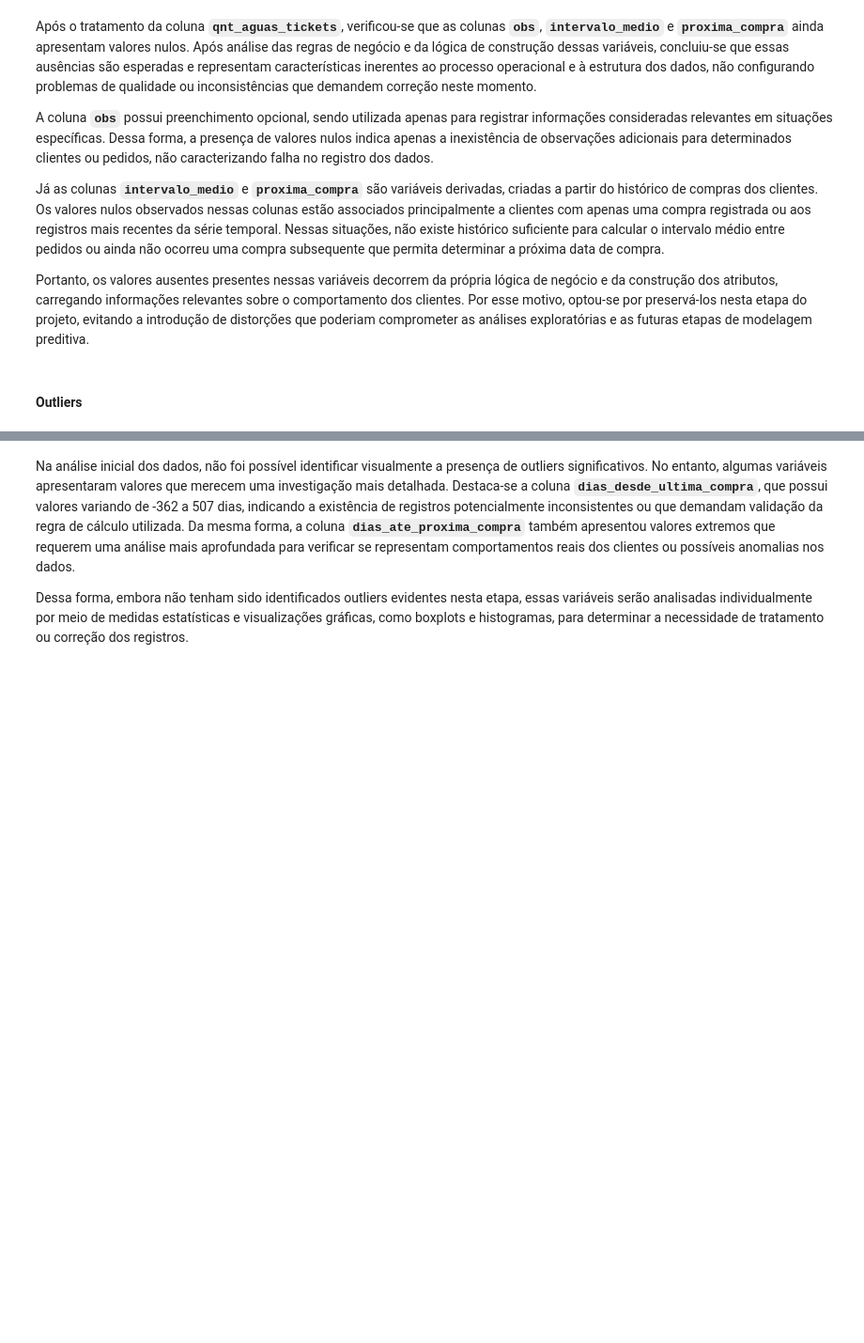
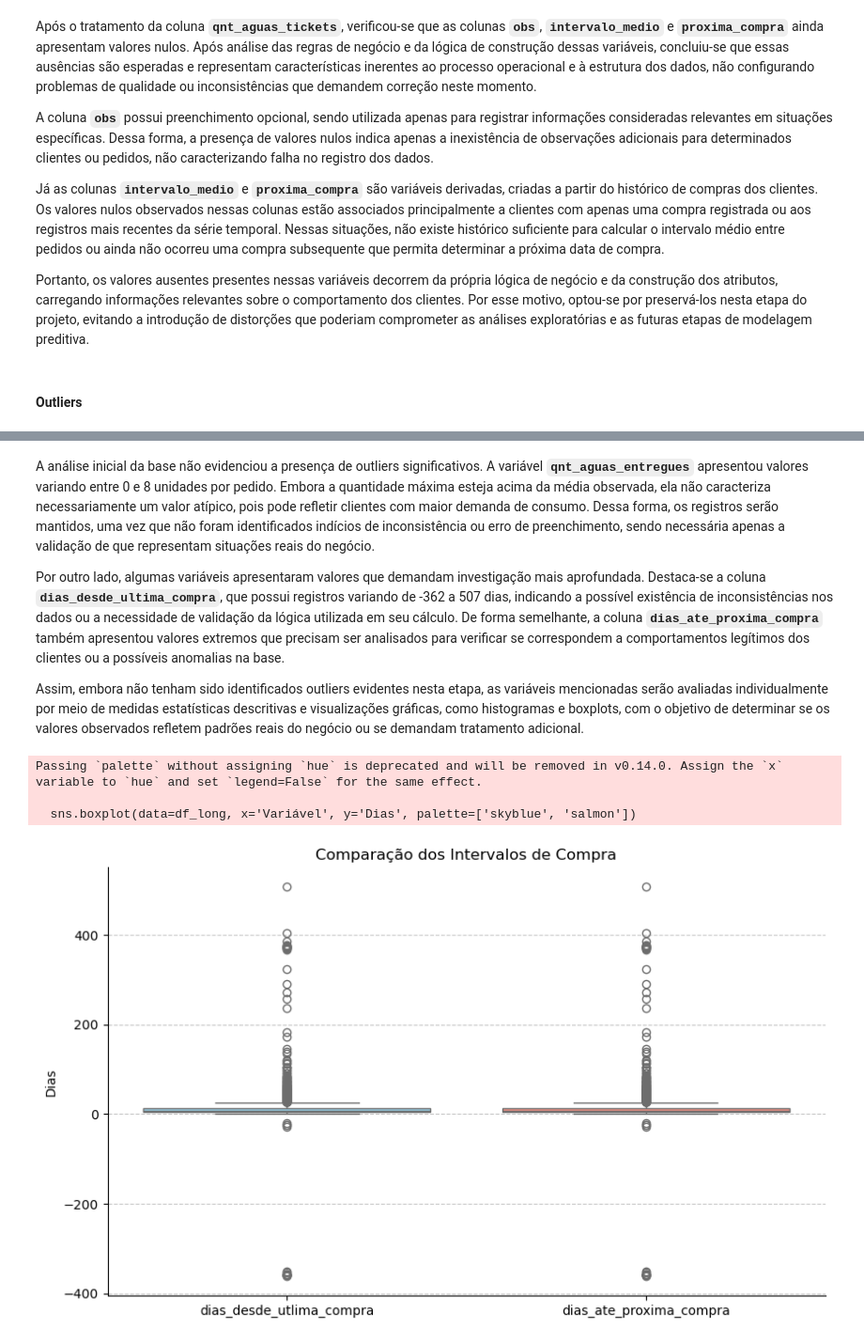
Before and after one commit to Fernandonneto/Projeto_Real_-_Previsao_Recompra_Agua_Mineral_Machine_Learning, a Jupyter notebook: Tratamento dos dados/Tratamento_dados.ipynb, the cells around one changed output, grey strips where cells are left out. Shown at 94% size. Saved outputs shown, nothing was run; the diff lists cells and outputs as text; code cells hidden in the pictures; blank space fills up the shorter version.

Commit message:
Desenvolvimento da análise de outliers

```diff
--- a/Tratamento dos dados/Tratamento_dados.ipynb
+++ b/Tratamento dos dados/Tratamento_dados.ipynb
@@ -376,6 +377,36 @@ df.describe()
 # %% [markdown]
-Na análise inicial dos dados, não foi possível identificar visualmente a presença de outliers significativos. No entanto, algumas variáveis apresentaram valores que merecem uma investigação mais detalhada. Destaca-se a coluna **`dias_desde_ultima_compra`**, que possui valores variando de -362 a 507 dias, indicando a existência de registros potencialmente inconsistentes ou que demandam validação da regra de cálculo utilizada. Da mesma forma, a coluna **`dias_ate_proxima_compra`** também apresentou valores extremos que requerem uma análise mais aprofundada para verificar se representam comportamentos reais dos clientes ou possíveis anomalias nos dados.
+A análise inicial da base não evidenciou a presença de outliers significativos. A variável **`qnt_aguas_entregues`** apresentou valores variando entre 0 e 8 unidades por pedido. Embora a quantidade máxima esteja acima da média observada, ela não caracteriza necessariamente um valor atípico, pois pode refletir clientes com maior demanda de consumo. Dessa forma, os registros serão mantidos, uma vez que não foram identificados indícios de inconsistência ou erro de preenchimento, sendo necessária apenas a validação de que representam situações reais do negócio.
 
-Dessa forma, embora não tenham sido identificados outliers evidentes nesta etapa, essas variáveis serão analisadas individualmente por meio de medidas estatísticas e visualizações gráficas, como boxplots e histogramas, para determinar a necessidade de tratamento ou correção dos registros.
+Por outro lado, algumas variáveis apresentaram valores que demandam investigação mais aprofundada. Destaca-se a coluna **`dias_desde_ultima_compra`**, que possui registros variando de -362 a 507 dias, indicando a possível existência de inconsistências nos dados ou a necessidade de validação da lógica utilizada em seu cálculo. De forma semelhante, a coluna **`dias_ate_proxima_compra`** também apresentou valores extremos que precisam ser analisados para verificar se correspondem a comportamentos legítimos dos clientes ou a possíveis anomalias na base.
+
+Assim, embora não tenham sido identificados outliers evidentes nesta etapa, as variáveis mencionadas serão avaliadas individualmente por meio de medidas estatísticas descritivas e visualizações gráficas, como histogramas e boxplots, com o objetivo de determinar se os valores observados refletem padrões reais do negócio ou se demandam tratamento adicional.
 # %%
-# Box Plot
+# Box Plots das colunas "dias_desde_utlima_compra" e "dias_ate_proxima_compra"
+# Definição das colunas a serem plotadas
+colunas = df[['dias_desde_utlima_compra', 'dias_ate_proxima_compra']]
+
+# Transformação dos dados para formato longo
+df_long = colunas.melt(var_name='Variável', value_name='Dias')
+
+# Criação da figura com tamanho adequado
+plt.figure(figsize=(10, 6))
+
+# Gráfico
+sns.boxplot(data=df_long, x='Variável', y='Dias', palette=['skyblue', 'salmon'])
+
+plt.title('Comparação dos Intervalos de Compra')
+plt.xlabel('')
+plt.ylabel('Dias')
+
+# Grid pontilhado
+plt.grid(axis='y', linestyle='--', alpha=0.7)
+
+# Remover bordas superior e direita
+sns.despine()
+
+plt.show()
+# %% [output]
+Passing `palette` without assigning `hue` is deprecated and will be removed in v0.14.0. Assign the `x` variable to `hue` and set `legend=False` for the same effect.
+
+  sns.boxplot(data=df_long, x='Variável', y='Dias', palette=['skyblue', 'salmon'])
+[figure, added]
```
Also changed, not shown: parts of 12 cells of this notebook.
